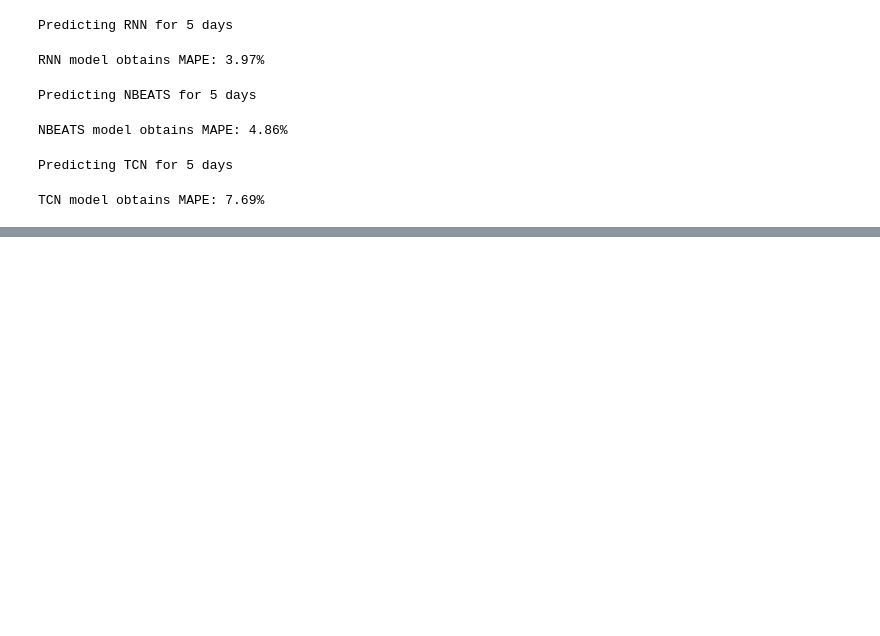
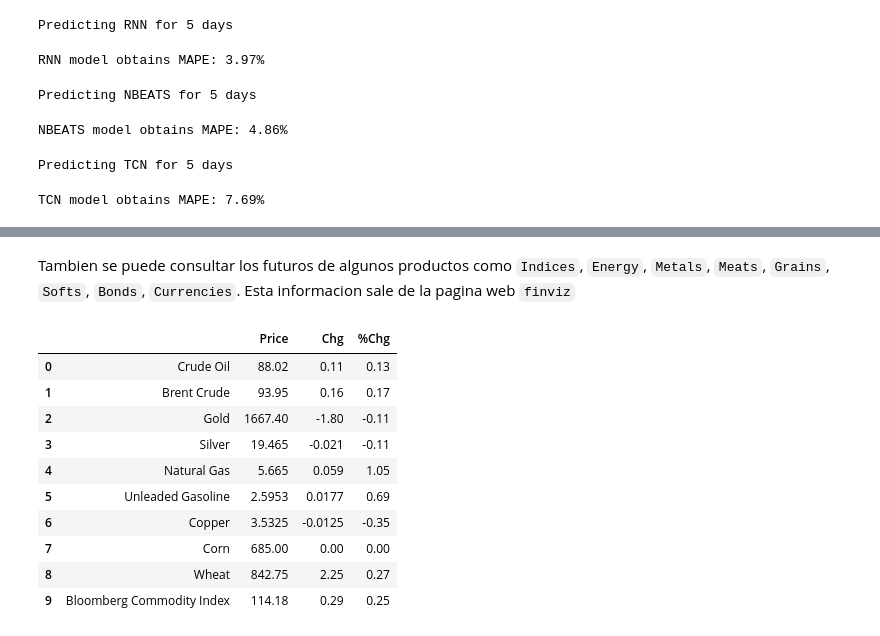
Before and after one commit to mauricioalvaradoo/openbb_terminal, a Jupyter notebook: openbb_inspection.ipynb, the cells around one changed output, grey strips where cells are left out. Saved outputs shown, nothing was run; the diff lists cells and outputs as text; code cells hidden in the pictures; blank space fills up the shorter version.

```diff
--- a/openbb_inspection.ipynb
+++ b/openbb_inspection.ipynb
@@ -214,0 +355,16 @@ TCN model obtains MAPE: 7.69%
+# %% [markdown]
+Tambien se puede consultar los futuros de algunos productos como `Indices`, `Energy`, `Metals`, `Meats`, `Grains`, `Softs`, `Bonds`, `Currencies`. Esta informacion sale de la pagina web `finviz`
+# %%
+openbb.economy.futures()
+# %% [output]
+|  |  | Price | Chg | %Chg |
+| 0 | Crude Oil | 88.02 | 0.11 | 0.13 |
+| 1 | Brent Crude | 93.95 | 0.16 | 0.17 |
+| 2 | Gold | 1667.40 | -1.80 | -0.11 |
+| 3 | Silver | 19.465 | -0.021 | -0.11 |
+| 4 | Natural Gas | 5.665 | 0.059 | 1.05 |
+| 5 | Unleaded Gasoline | 2.5953 | 0.0177 | 0.69 |
+| 6 | Copper | 3.5325 | -0.0125 | -0.35 |
+| 7 | Corn | 685.00 | 0.00 | 0.00 |
+| 8 | Wheat | 842.75 | 2.25 | 0.27 |
+| 9 | Bloomberg Commodity Index | 114.18 | 0.29 | 0.25 |
```
Also changed, not shown: parts of 23 cells of this notebook.
